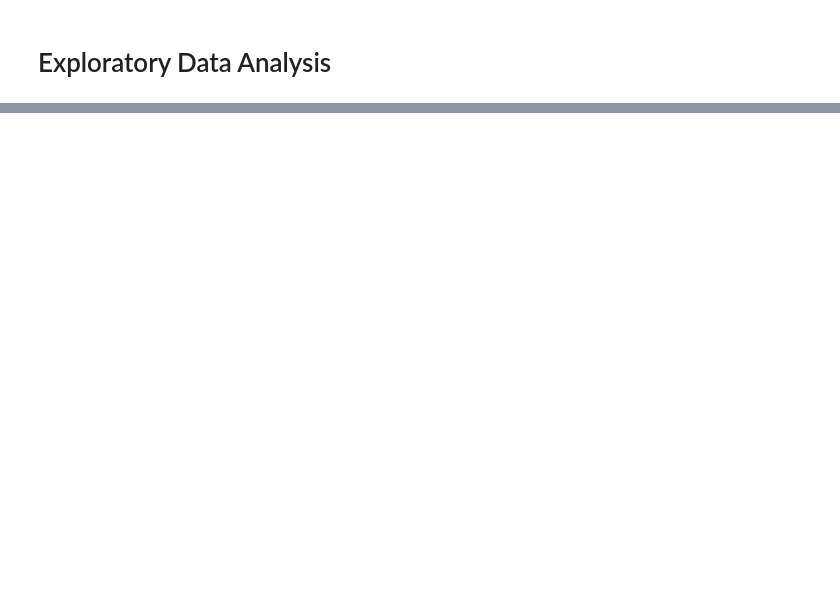
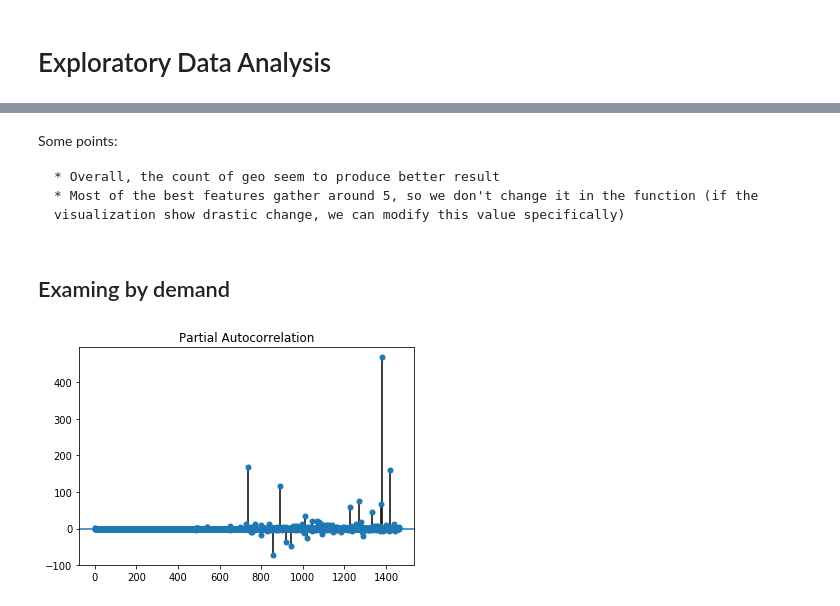
Before and after one commit to thuanthan147/AIForSEA_TrafficManagement, a Jupyter notebook: exploratory_data_analysis.ipynb, the cells around one changed output, grey strips where cells are left out. Drawn from its saved outputs; the diff is of its cells as text; code cells hidden in the pictures; blank space fills up the shorter version.

```diff
--- a/exploratory_data_analysis.ipynb
+++ b/exploratory_data_analysis.ipynb
@@ -526,0 +260,3 @@ NameError: name 'df' is not defined
+# %%
+df = load_dataframe()
+df = add_additional_statistic_feature(df, "day_over_timestamp")
@@ -526,0 +283,2 @@ NameError: name 'df' is not defined
+# %%
+df = df.drop(columns=['geohash6', 'day', 'timestamp'])
@@ -526,0 +307,19 @@ NameError: name 'df' is not defined
+# %% [markdown]
+Some points:
+
+    * Overall, the count of geo seem to produce better result
+    * Most of the best features gather around 5, so we don't change it in the function (if the visualization show drastic change, we can modify this value specifically)
+# %% [markdown]
+## Examing by demand
+# %%
+df = add_previous_hour_demand(df, lag_hour=1)
+# %%
+group_by_index = df.sort_values("time_index").groupby("time_index")
+list_of_series = []
+for group in group_by_index:
+    list_of_series.append(group[1]['geo_demand_hour_1'].sum())
+# %%
+plot_pacf(list_of_series)
+plt.show()
+# %% [output]
+[figure, added]
```
Also changed, not shown: parts of 135 cells of this notebook, 21 other files.
